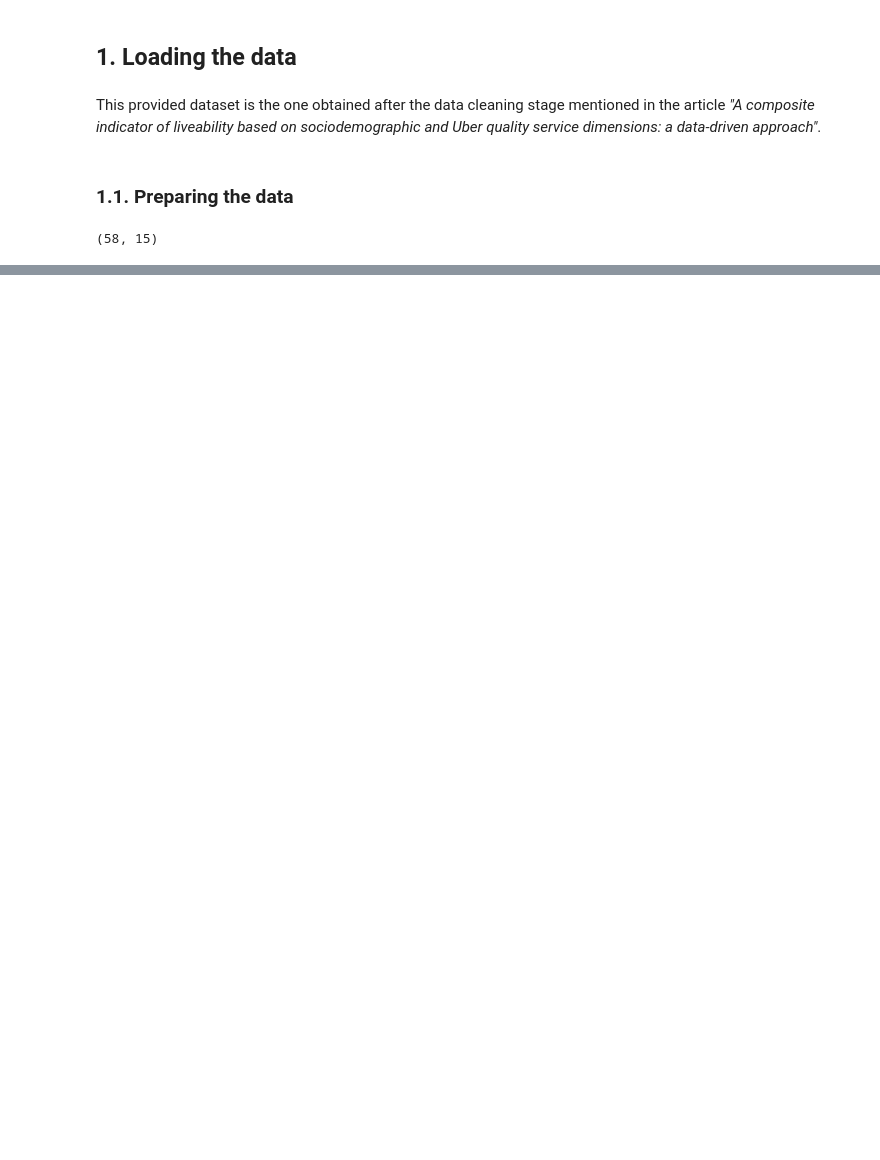
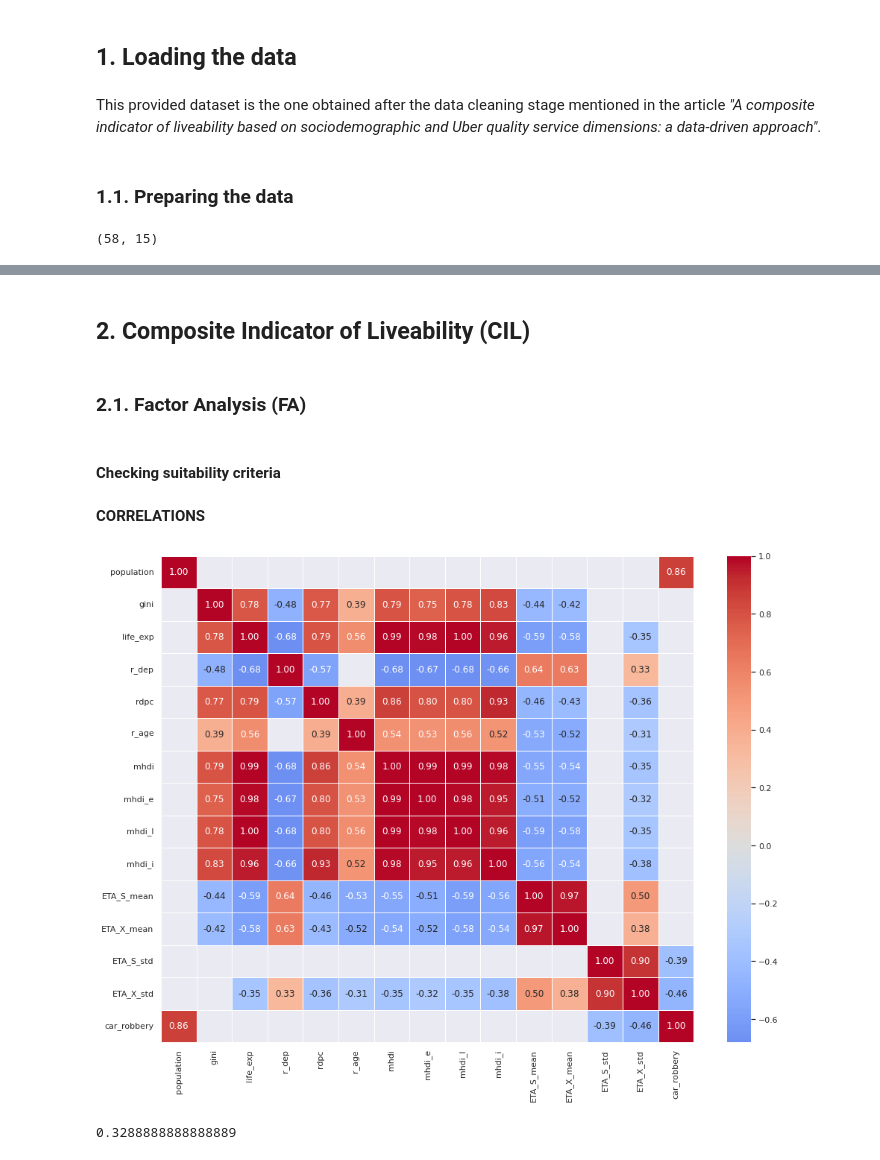
Before and after one commit to gisliany/uber-liveability-natal, a Jupyter notebook: indicator.ipynb, the cells around one changed output, grey strips where cells are left out. Saved outputs shown, nothing was run; the diff lists cells and outputs as text; code cells hidden in the pictures; blank space fills up the shorter version.

Commit message:
wip: writing factor analysis code

```diff
--- a/indicator.ipynb
+++ b/indicator.ipynb
@@ -31,7 +34,7 @@ This provided dataset is the one obtained after the data cleaning stage mentione
 # %%
 df = pd.read_csv("./data/uber_{}.csv".format(spatial_unit), index_col=0)
 # %%
-df.hdu_id = df.hdu_id.astype(str)
+df[spatial_area_label] = df[spatial_area_label].astype(str)
 # %% [markdown]
 ### 1.1. Preparing the data
 # %%
@@ -77,0 +58,22 @@ df_numerical.corr().style.applymap(highlight_small_corr)
+# %% [markdown]
+## 2. Composite Indicator of Liveability (CIL)
+# %% [markdown]
+### 2.1. Factor Analysis (FA)
+# %% [markdown]
+#### Checking suitability criteria
+# %% [markdown]
+
+**CORRELATIONS**
+# %%
+corr = df_numerical.corr()
+fig, ax = plt.subplots(figsize=(16,12))
+
+# Hiding the correlations that are smaller than 0.3
+sns.heatmap(corr, mask = corr.abs() < 0.3, cmap="coolwarm", center=0, annot=True, fmt=".2f", linewidths=.5, ax=ax)
+bottom, top = ax.get_ylim()
+# %% [output]
+[figure, added]
+# %%
+(corr.abs() < 0.3).sum().sum()/corr.shape[0]**2
+# %% [output]
+0.3288888888888889
```
Also changed, not shown: parts of 13 cells of this notebook.
